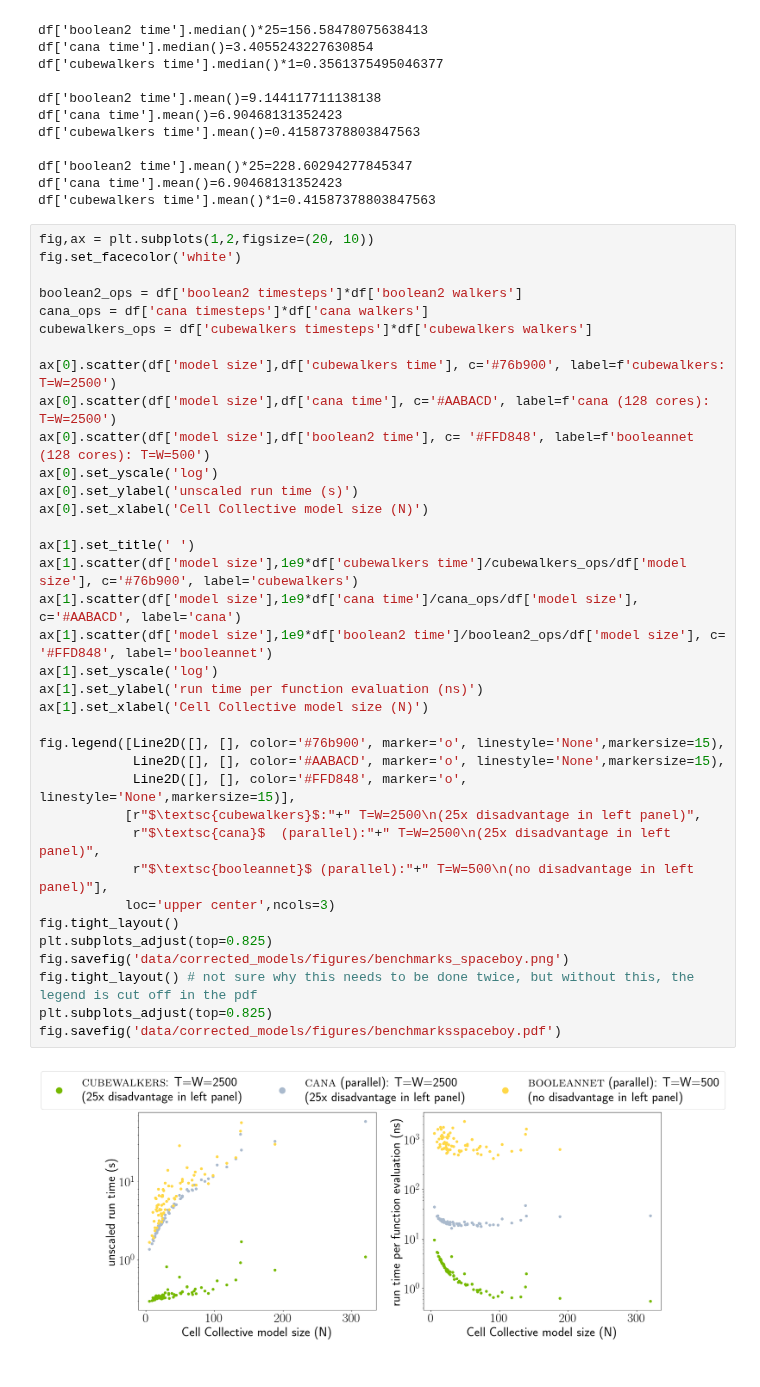
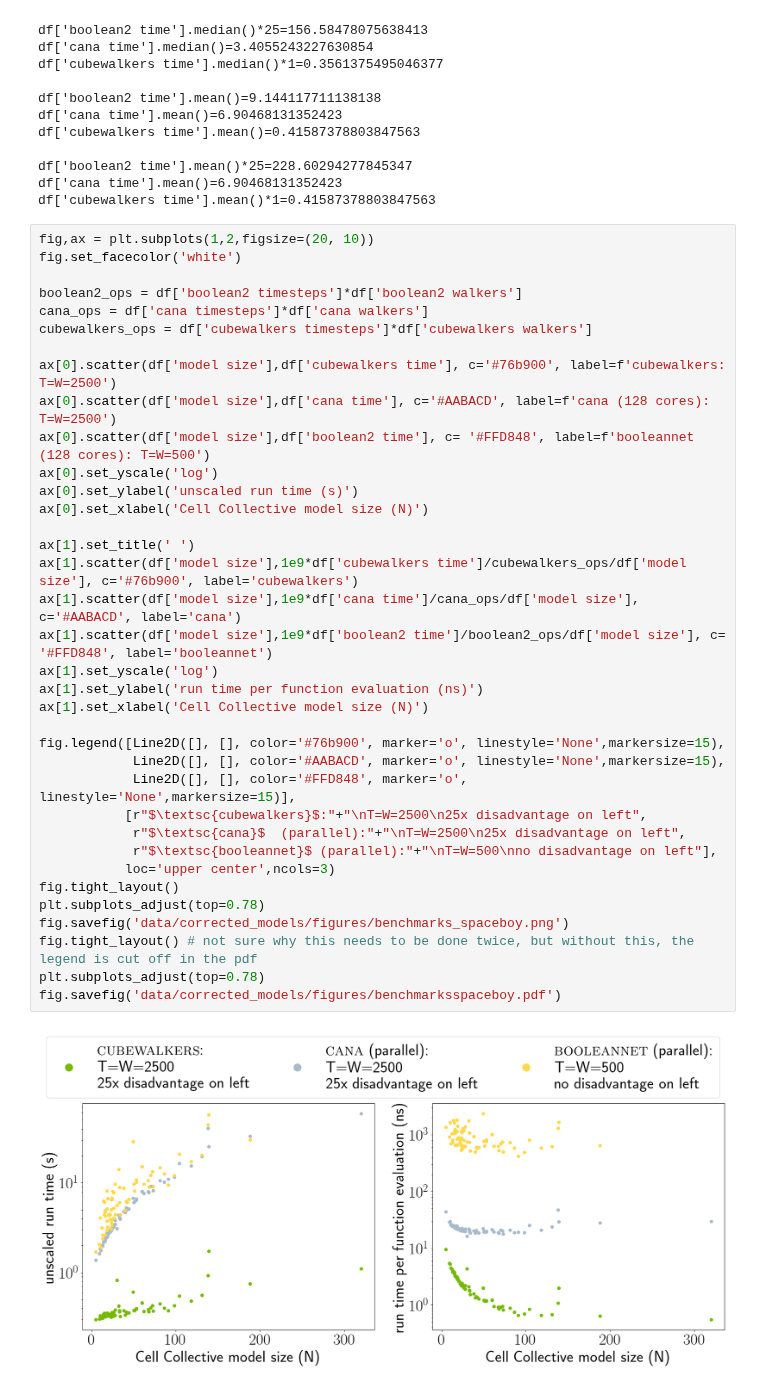
Before and after one commit to kyuhyongpark/cubewalkers-analysis, a Jupyter notebook: simple_benchmark_plots.ipynb, the cells around one changed output. Drawn from its saved outputs; the diff is of its cells as text.

```diff
--- a/simple_benchmark_plots.ipynb
+++ b/simple_benchmark_plots.ipynb
@@ -155,36 +155,36 @@ fig,ax = plt.subplots(1,2,figsize=(20, 10))
 fig.set_facecolor('white')
 
 boolean2_ops = df['boolean2 timesteps']*df['boolean2 walkers']
 cana_ops = df['cana timesteps']*df['cana walkers']
 cubewalkers_ops = df['cubewalkers timesteps']*df['cubewalkers walkers']
 
 ax[0].scatter(df['model size'],df['cubewalkers time'], c='#76b900', label=f'cubewalkers: T=W=2500')
 ax[0].scatter(df['model size'],df['cana time'], c='#AABACD', label=f'cana (128 cores): T=W=2500')
 ax[0].scatter(df['model size'],df['boolean2 time'], c= '#FFD848', label=f'booleannet (128 cores): T=W=500')
 ax[0].set_yscale('log')
 ax[0].set_ylabel('unscaled run time (s)')
 ax[0].set_xlabel('Cell Collective model size (N)')
 
 ax[1].set_title(' ')
 ax[1].scatter(df['model size'],1e9*df['cubewalkers time']/cubewalkers_ops/df['model size'], c='#76b900', label='cubewalkers')
 ax[1].scatter(df['model size'],1e9*df['cana time']/cana_ops/df['model size'], c='#AABACD', label='cana')
 ax[1].scatter(df['model size'],1e9*df['boolean2 time']/boolean2_ops/df['model size'], c= '#FFD848', label='booleannet')
 ax[1].set_yscale('log')
 ax[1].set_ylabel('run time per function evaluation (ns)')
 ax[1].set_xlabel('Cell Collective model size (N)')
 
 fig.legend([Line2D([], [], color='#76b900', marker='o', linestyle='None',markersize=15),
             Line2D([], [], color='#AABACD', marker='o', linestyle='None',markersize=15),
             Line2D([], [], color='#FFD848', marker='o', linestyle='None',markersize=15)],
-           [r"$\textsc{cubewalkers}$:"+" T=W=2500\n(25x disadvantage in left panel)",
-            r"$\textsc{cana}$  (parallel):"+" T=W=2500\n(25x disadvantage in left panel)",
-            r"$\textsc{booleannet}$ (parallel):"+" T=W=500\n(no disadvantage in left panel)"],
+           [r"$\textsc{cubewalkers}$:"+"\nT=W=2500\n25x disadvantage on left",
+            r"$\textsc{cana}$  (parallel):"+"\nT=W=2500\n25x disadvantage on left",
+            r"$\textsc{booleannet}$ (parallel):"+"\nT=W=500\nno disadvantage on left"],
            loc='upper center',ncols=3)
 fig.tight_layout()
-plt.subplots_adjust(top=0.825)
+plt.subplots_adjust(top=0.78)
 fig.savefig('data/corrected_models/figures/benchmarks_spaceboy.png')
 fig.tight_layout() # not sure why this needs to be done twice, but without this, the legend is cut off in the pdf
-plt.subplots_adjust(top=0.825)
+plt.subplots_adjust(top=0.78)
 fig.savefig('data/corrected_models/figures/benchmarksspaceboy.pdf')
 # %% [output]
-[figure, old version]
+[figure, new version]
```
Also changed, not shown: parts of 1 cell of this notebook, 4 other files.
